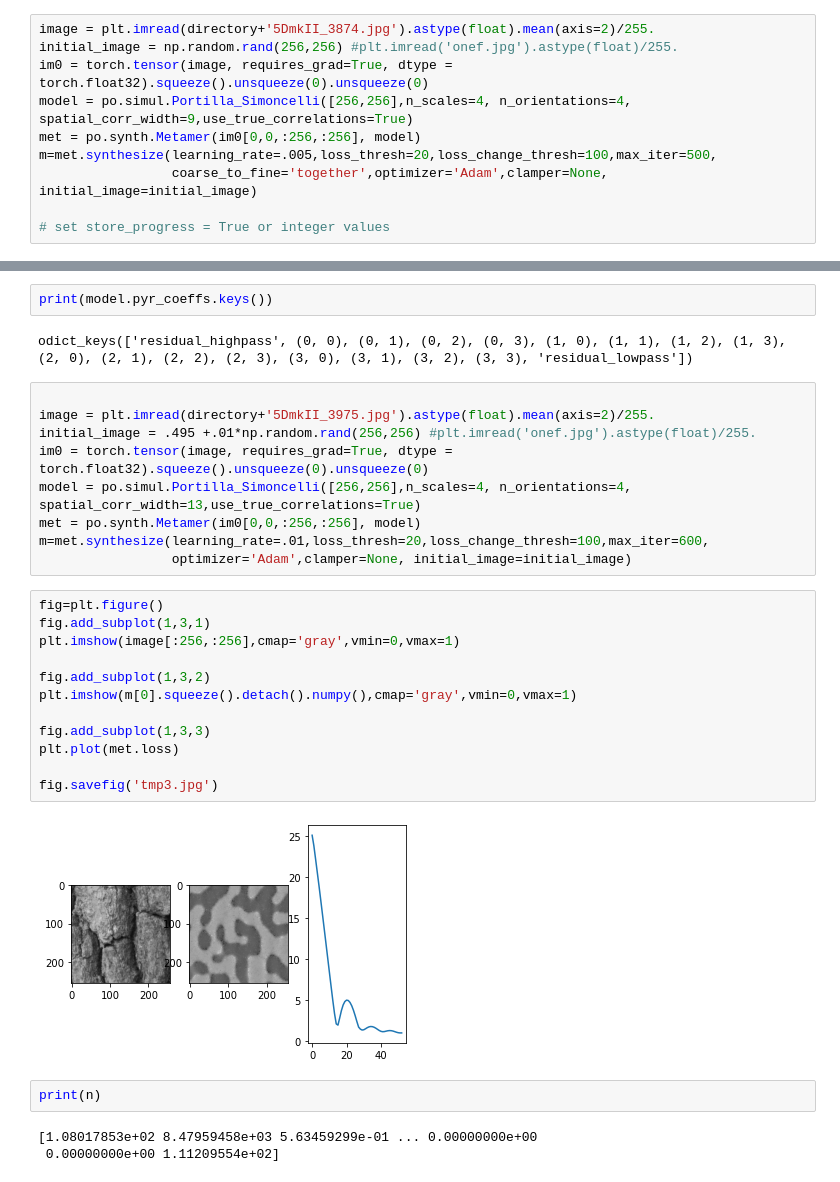
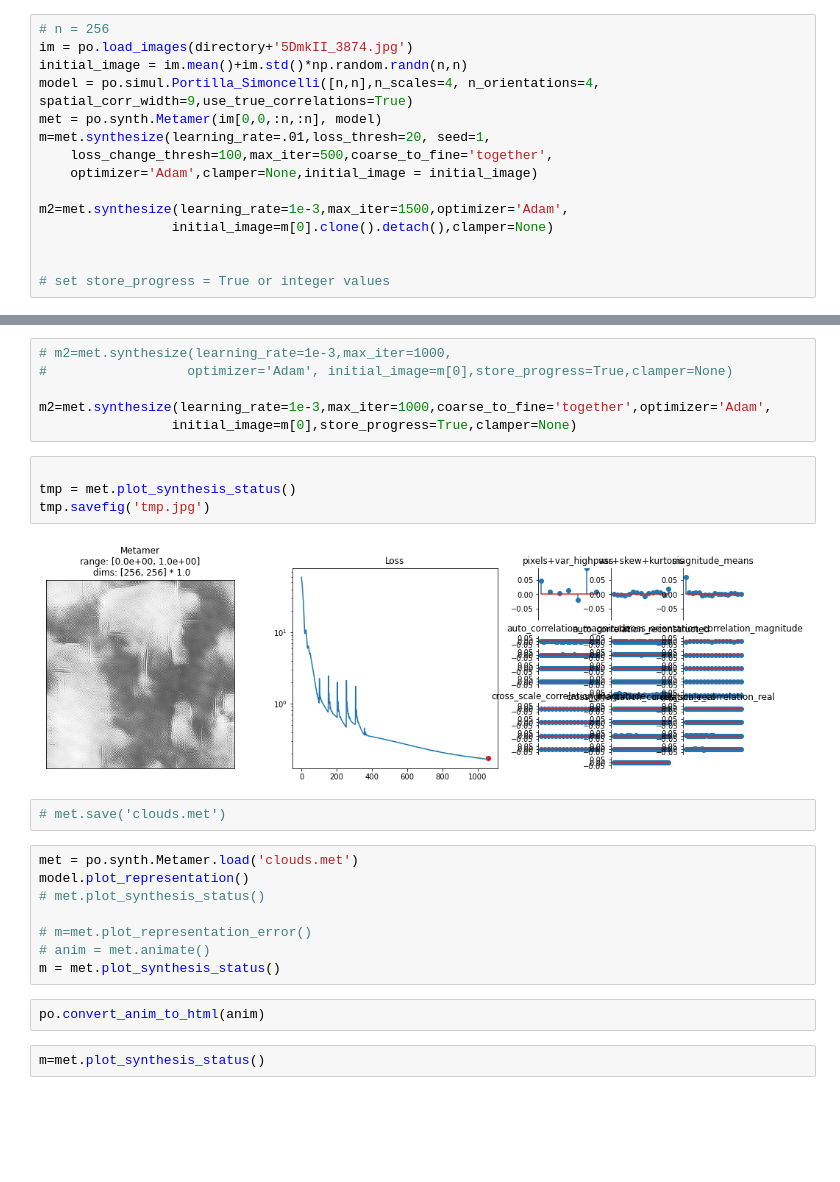
Before and after one commit to plenoptic-org/plenoptic, a Jupyter notebook: examples/Model_PortillaSimoncelli.ipynb, the cells around one changed output, grey strips where cells are left out. Drawn from its saved outputs; the diff is of its cells as text; blank space fills up the shorter version.

```diff
--- a/examples/Model_PortillaSimoncelli.ipynb
+++ b/examples/Model_PortillaSimoncelli.ipynb
@@ -24,10 +27,15 @@ tensor([1., 1., 1., 1., 1., 1., 1., 1., 1.])
 # %%
-image = plt.imread(directory+'5DmkII_3874.jpg').astype(float).mean(axis=2)/255.
-initial_image = np.random.rand(256,256) #plt.imread('onef.jpg').astype(float)/255.
-im0 = torch.tensor(image, requires_grad=True, dtype = torch.float32).squeeze().unsqueeze(0).unsqueeze(0)
-model = po.simul.Portilla_Simoncelli([256,256],n_scales=4, n_orientations=4, spatial_corr_width=9,use_true_correlations=True)
-met = po.synth.Metamer(im0[0,0,:256,:256], model)
-m=met.synthesize(learning_rate=.005,loss_thresh=20,loss_change_thresh=100,max_iter=500,
-                 coarse_to_fine='together',optimizer='Adam',clamper=None, initial_image=initial_image)
+# n = 256
+im = po.load_images(directory+'5DmkII_3874.jpg')
+initial_image = im.mean()+im.std()*np.random.randn(n,n)
+model = po.simul.Portilla_Simoncelli([n,n],n_scales=4, n_orientations=4, spatial_corr_width=9,use_true_correlations=True)
+met = po.synth.Metamer(im[0,0,:n,:n], model)
+m=met.synthesize(learning_rate=.01,loss_thresh=20, seed=1,
+    loss_change_thresh=100,max_iter=500,coarse_to_fine='together',
+    optimizer='Adam',clamper=None,initial_image = initial_image)
+
+m2=met.synthesize(learning_rate=1e-3,max_iter=1500,optimizer='Adam',
+                 initial_image=m[0].clone().detach(),clamper=None)
+
 
 # set store_progress = True or integer values
@@ -59,32 +42,26 @@ odict_keys(['residual_highpass', (0, 0), (0, 1), (0, 2), (0, 3), (1, 0), (1, 1),
-# %%
-print(model.pyr_coeffs.keys())
-# %% [output]
-odict_keys(['residual_highpass', (0, 0), (0, 1), (0, 2), (0, 3), (1, 0), (1, 1), (1, 2), (1, 3), (2, 0), (2, 1), (2, 2), (2, 3), (3, 0), (3, 1), (3, 2), (3, 3), 'residual_lowpass'])
-# %%
-
-image = plt.imread(directory+'5DmkII_3975.jpg').astype(float).mean(axis=2)/255.
-initial_image = .495 +.01*np.random.rand(256,256) #plt.imread('onef.jpg').astype(float)/255.
-im0 = torch.tensor(image, requires_grad=True, dtype = torch.float32).squeeze().unsqueeze(0).unsqueeze(0)
-model = po.simul.Portilla_Simoncelli([256,256],n_scales=4, n_orientations=4, spatial_corr_width=13,use_true_correlations=True)
-met = po.synth.Metamer(im0[0,0,:256,:256], model)
-m=met.synthesize(learning_rate=.01,loss_thresh=20,loss_change_thresh=100,max_iter=600,
-                 optimizer='Adam',clamper=None, initial_image=initial_image)
-# %%
-fig=plt.figure()
-fig.add_subplot(1,3,1)
-plt.imshow(image[:256,:256],cmap='gray',vmin=0,vmax=1)
-
-fig.add_subplot(1,3,2)
-plt.imshow(m[0].squeeze().detach().numpy(),cmap='gray',vmin=0,vmax=1)
-
-fig.add_subplot(1,3,3)
-plt.plot(met.loss)
-
-fig.savefig('tmp3.jpg')
-# %% [output]
-[figure, removed]
-# %%
-print(n)
-# %% [output]
-[1.08017853e+02 8.47959458e+03 5.63459299e-01 ... 0.00000000e+00
- 0.00000000e+00 1.11209554e+02]
+# %%
+# m2=met.synthesize(learning_rate=1e-3,max_iter=1000,
+#                  optimizer='Adam', initial_image=m[0],store_progress=True,clamper=None)
+
+m2=met.synthesize(learning_rate=1e-3,max_iter=1000,coarse_to_fine='together',optimizer='Adam',
+                 initial_image=m[0],store_progress=True,clamper=None)
+# %%
+
+tmp = met.plot_synthesis_status()
+tmp.savefig('tmp.jpg')
+# %% [output]
+[figure, added]
+# %%
+# met.save('clouds.met')
+# %%
+met = po.synth.Metamer.load('clouds.met')
+model.plot_representation()
+# met.plot_synthesis_status()
+
+# m=met.plot_representation_error()
+# anim = met.animate()
+m = met.plot_synthesis_status()
+# %%
+po.convert_anim_to_html(anim)
+# %%
+m=met.plot_synthesis_status()
```
Also changed, not shown: parts of 9 cells of this notebook, 2 other files.
